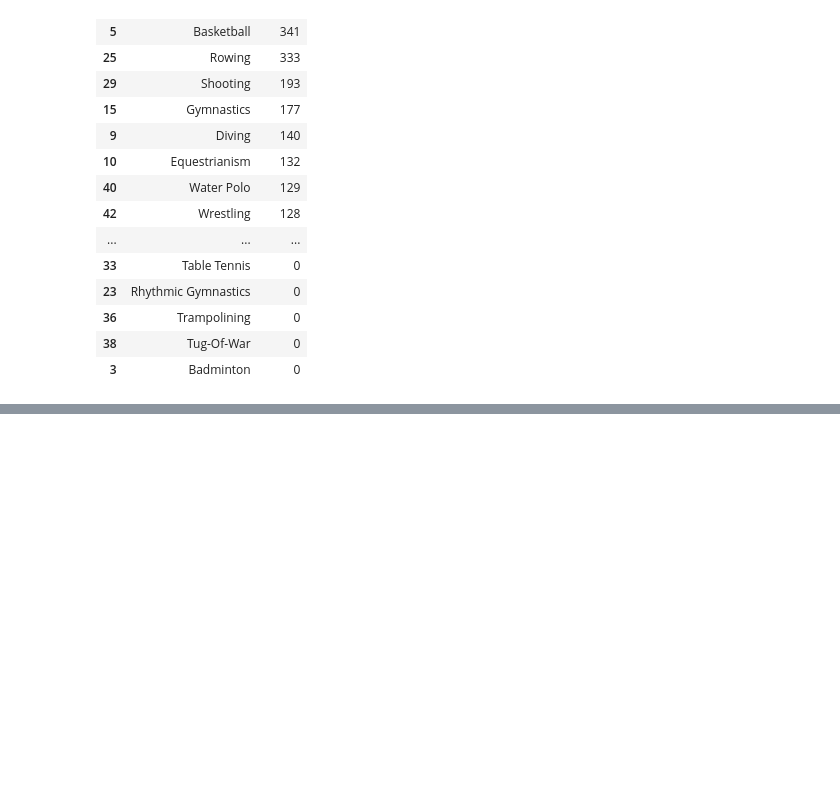
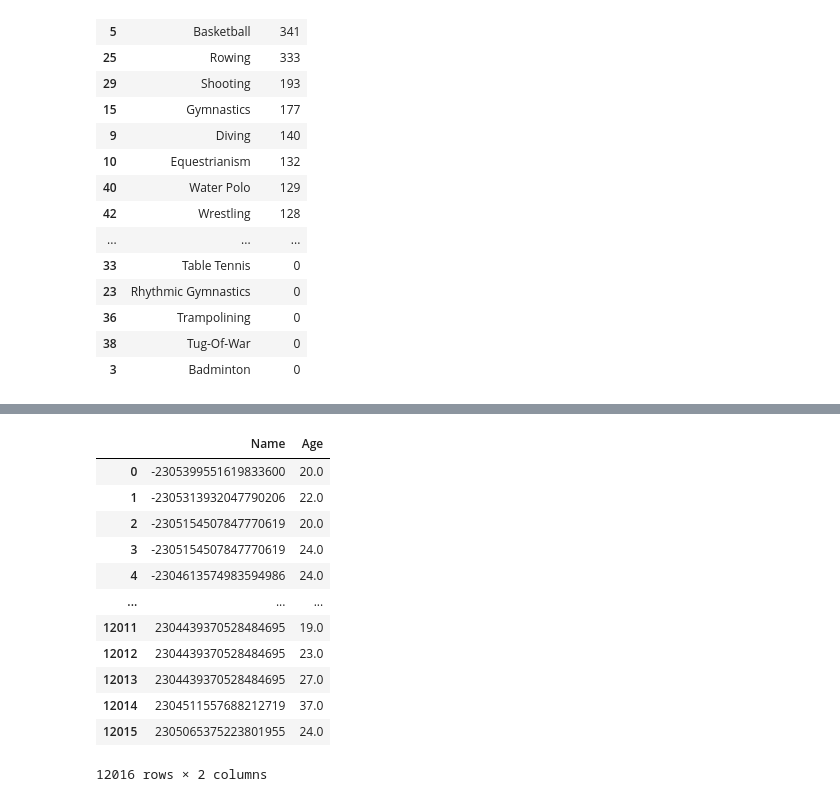
Before and after one commit to Andreas-Svensson/Databehandling-Project, a Jupyter notebook: task_1.ipynb, the cells around one changed output, grey strips where cells are left out. Saved outputs shown, nothing was run; the diff lists cells and outputs as text; code cells hidden in the pictures; blank space fills up the shorter version.

```diff
--- a/task_1.ipynb
+++ b/task_1.ipynb
@@ -131,0 +156,18 @@ fig.show()
+# %%
+df_age = df_USA[["Age", "Name"]].groupby(["Name", "Age"]).count().reset_index()
+
+df_age
+# %% [output]
+|  | Name | Age |
+| 0 | -2305399551619833600 | 20.0 |
+| 1 | -2305313932047790206 | 22.0 |
+| 2 | -2305154507847770619 | 20.0 |
+| 3 | -2305154507847770619 | 24.0 |
+| 4 | -2304613574983594986 | 24.0 |
+| ... | ... | ... |
+| 12011 | 2304439370528484695 | 19.0 |
+| 12012 | 2304439370528484695 | 23.0 |
+| 12013 | 2304439370528484695 | 27.0 |
+| 12014 | 2304511557688212719 | 37.0 |
+| 12015 | 2305065375223801955 | 24.0 |
+12016 rows × 2 columns
```
Also changed, not shown: parts of 4 cells of this notebook.
